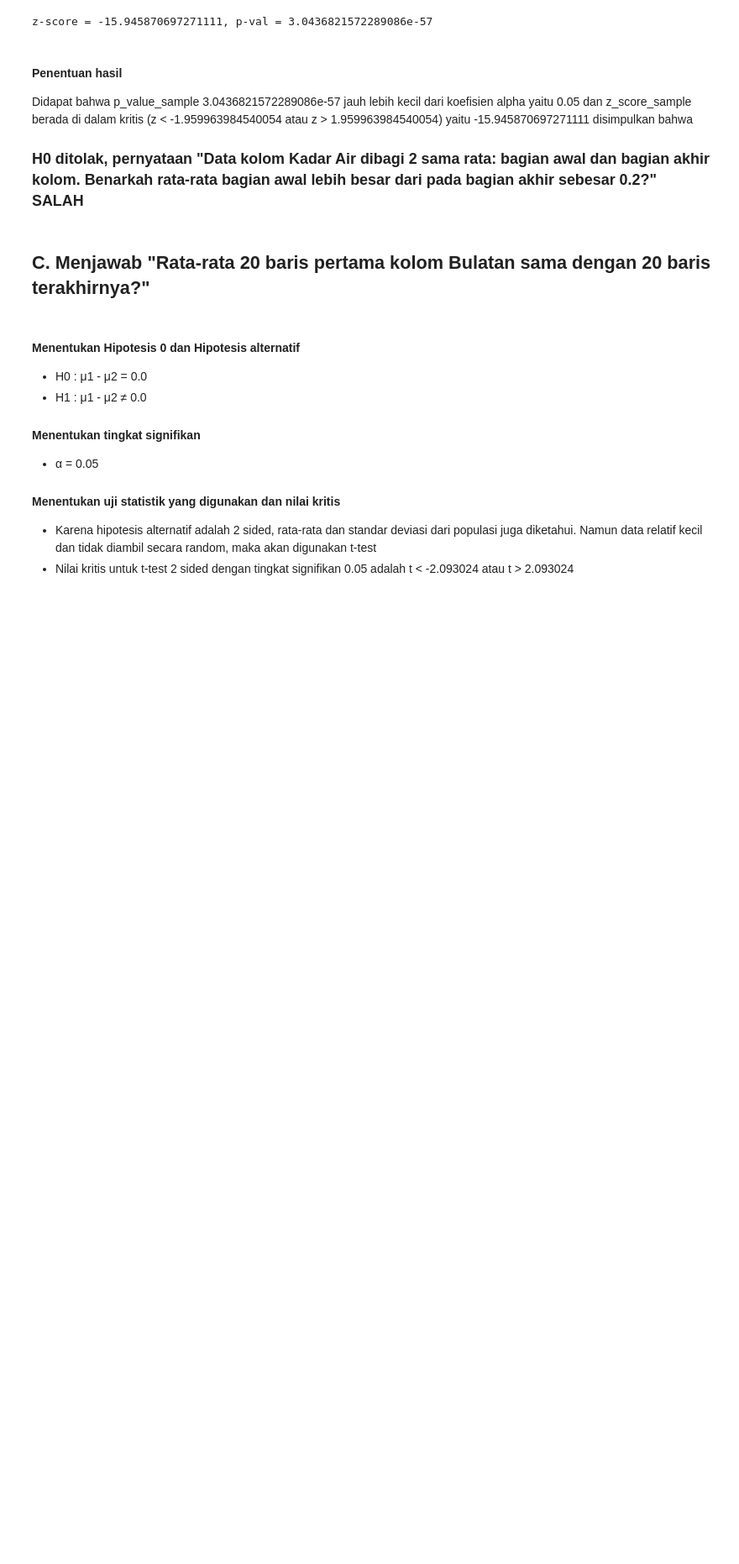
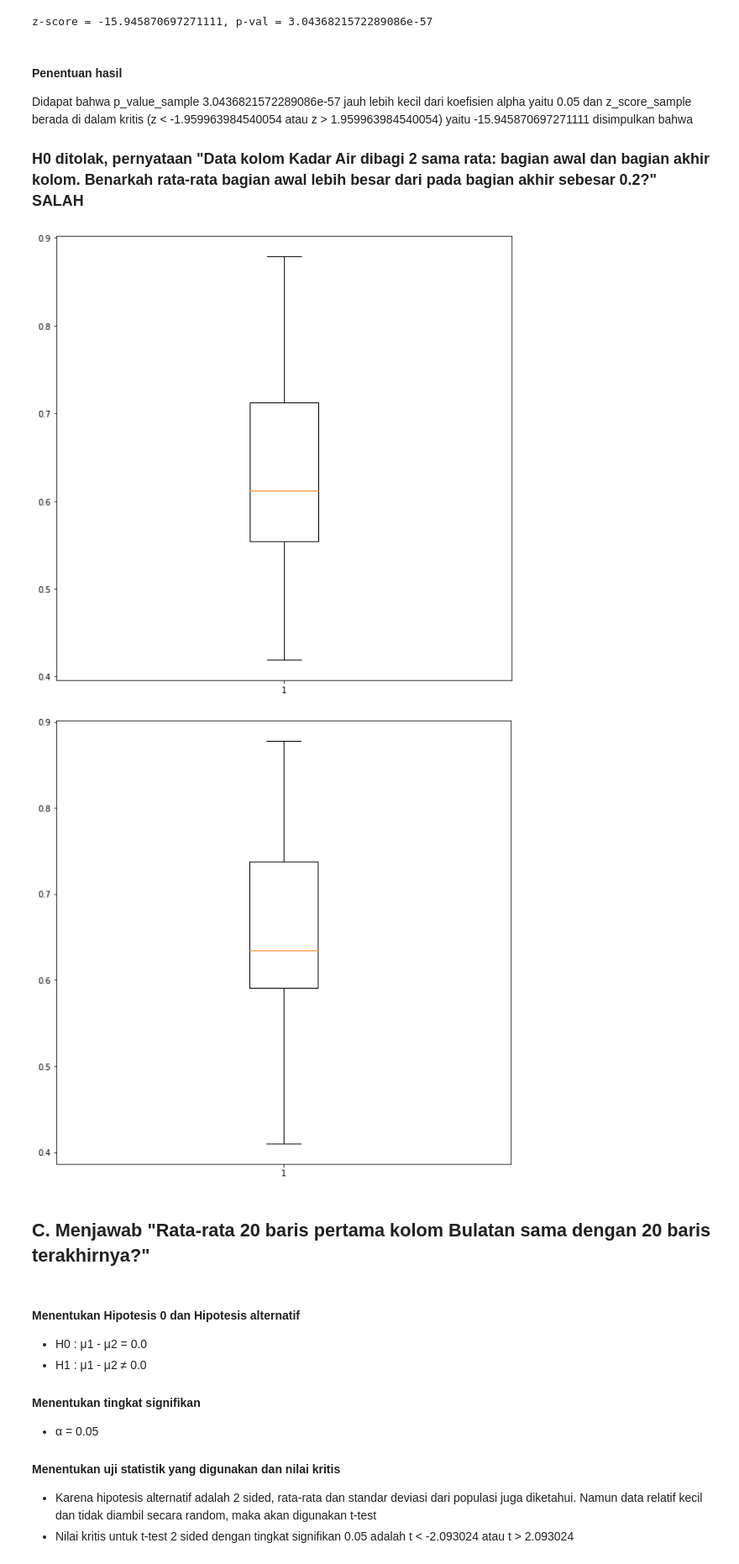
Before and after one commit to chrslex/TubesProbstat, a Jupyter notebook: Tubes keknya sih.ipynb, the cells around one changed output. Shown at 84% size. Saved outputs shown, nothing was run; the diff lists cells and outputs as text; code cells hidden in the pictures; blank space fills up the shorter version.

```diff
--- a/Tubes keknya sih.ipynb
+++ b/Tubes keknya sih.ipynb
@@ -721,6 +731,16 @@ Didapat bahwa p_value_sample 3.0436821572289086e-57 jauh lebih kecil dari koefis
 dan z_score_sample berada di dalam kritis (z < -1.959963984540054 atau z > 1.959963984540054) yaitu -15.945870697271111 disimpulkan bahwa
 
 ### H0 ditolak, pernyataan "Data kolom Kadar Air dibagi 2 sama rata: bagian awal dan bagian akhir kolom. Benarkah rata-rata bagian awal lebih besar dari pada bagian akhir sebesar 0.2?" SALAH
+# %%
+plt.figure(figsize=(10,10))
+plt.boxplot(df_kadar1)
+plt.show()
+plt.figure(figsize=(10,10))
+plt.boxplot(df_kadar2)
+plt.show()
+# %% [output]
+[figure, added]
+[figure, added]
 # %% [markdown]
 ## C. Menjawab "Rata-rata 20 baris pertama kolom Bulatan sama dengan 20 baris terakhirnya?"
 # %% [markdown]
```
Also changed, not shown: parts of 6 cells of this notebook.
